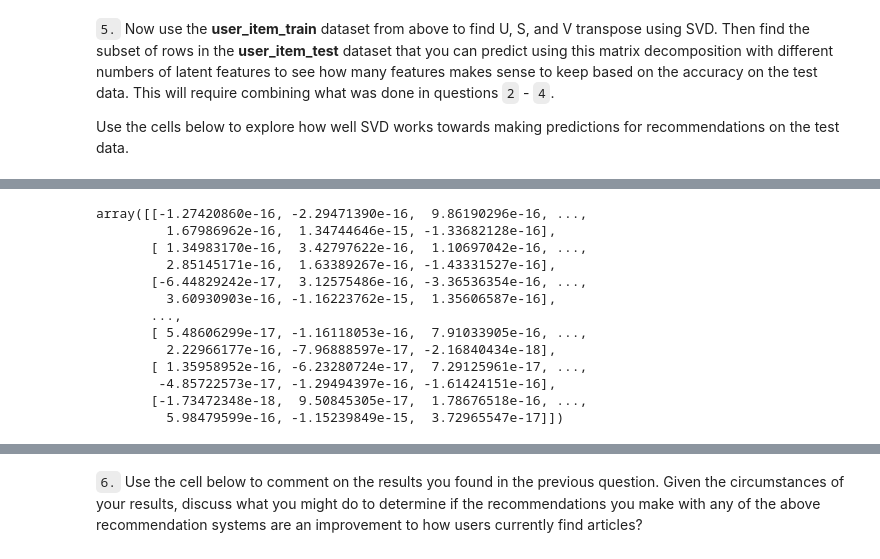
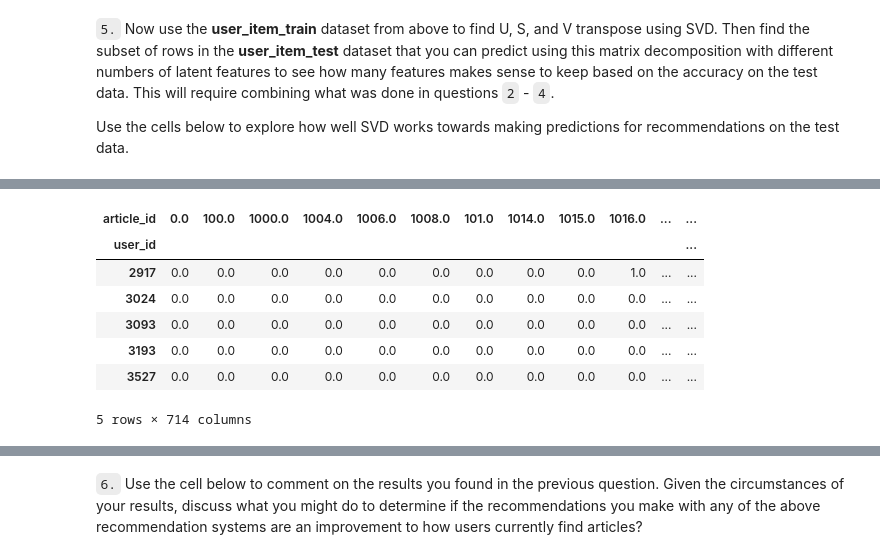
Before and after one commit to cerionXLII/RecommendationsWithIBM, a Jupyter notebook: src/Recommendations_with_IBM.ipynb, the cells around one changed output, grey strips where cells are left out. Saved outputs shown, nothing was run; the diff lists cells and outputs as text; code cells hidden in the pictures.

```diff
--- a/src/Recommendations_with_IBM.ipynb
+++ b/src/Recommendations_with_IBM.ipynb
@@ -986,18 +973,13 @@ array([5.15005212e+01, 2.19148667e+01, 2.01532632e+01, 1.94490315e+01,
-# %%
-# Use these cells to see how well you can use the training
-# decomposition to predict on test data
-np.dot(u_train * s_train, vt_train)
-# %% [output]
-array([[-1.27420860e-16, -2.29471390e-16,  9.86190296e-16, ...,
-         1.67986962e-16,  1.34744646e-15, -1.33682128e-16],
-       [ 1.34983170e-16,  3.42797622e-16,  1.10697042e-16, ...,
-         2.85145171e-16,  1.63389267e-16, -1.43331527e-16],
-       [-6.44829242e-17,  3.12575486e-16, -3.36536354e-16, ...,
-         3.60930903e-16, -1.16223762e-15,  1.35606587e-16],
-       ...,
-       [ 5.48606299e-17, -1.16118053e-16,  7.91033905e-16, ...,
-         2.22966177e-16, -7.96888597e-17, -2.16840434e-18],
-       [ 1.35958952e-16, -6.23280724e-17,  7.29125961e-17, ...,
-        -4.85722573e-17, -1.29494397e-16, -1.61424151e-16],
-       [-1.73472348e-18,  9.50845305e-17,  1.78676518e-16, ...,
-         5.98479599e-16, -1.15239849e-15,  3.72965547e-17]])
+# %%
+#Get the users that are both in the test and train sets
+common_users_train_test = user_item_train[user_item_train.index.isin(test_idx)]
+common_users_train_test.head()
+# %% [output]
+| article_id | 0.0 | 100.0 | 1000.0 | 1004.0 | 1006.0 | 1008.0 | 101.0 | 1014.0 | 1015.0 | 1016.0 | ... | ... |
+| user_id |  |  |  |  |  |  |  |  |  |  |  | ... |
+| 2917 | 0.0 | 0.0 | 0.0 | 0.0 | 0.0 | 0.0 | 0.0 | 0.0 | 0.0 | 1.0 | ... | ... |
+| 3024 | 0.0 | 0.0 | 0.0 | 0.0 | 0.0 | 0.0 | 0.0 | 0.0 | 0.0 | 0.0 | ... | ... |
+| 3093 | 0.0 | 0.0 | 0.0 | 0.0 | 0.0 | 0.0 | 0.0 | 0.0 | 0.0 | 0.0 | ... | ... |
+| 3193 | 0.0 | 0.0 | 0.0 | 0.0 | 0.0 | 0.0 | 0.0 | 0.0 | 0.0 | 0.0 | ... | ... |
+| 3527 | 0.0 | 0.0 | 0.0 | 0.0 | 0.0 | 0.0 | 0.0 | 0.0 | 0.0 | 0.0 | ... | ... |
+5 rows × 714 columns
```
Also changed, not shown: parts of 24 cells of this notebook, 1 other file.
